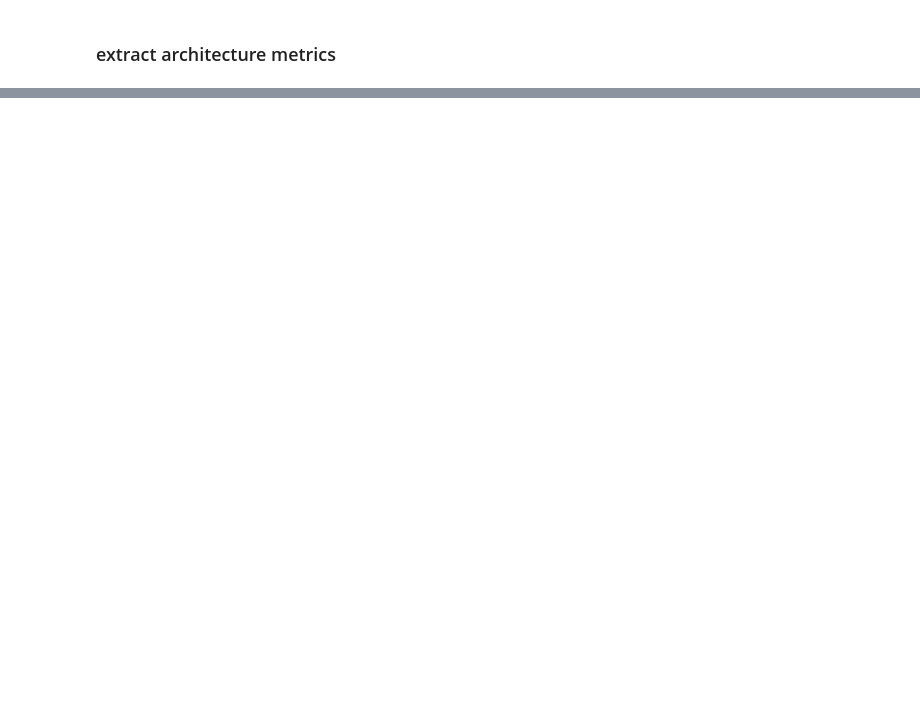
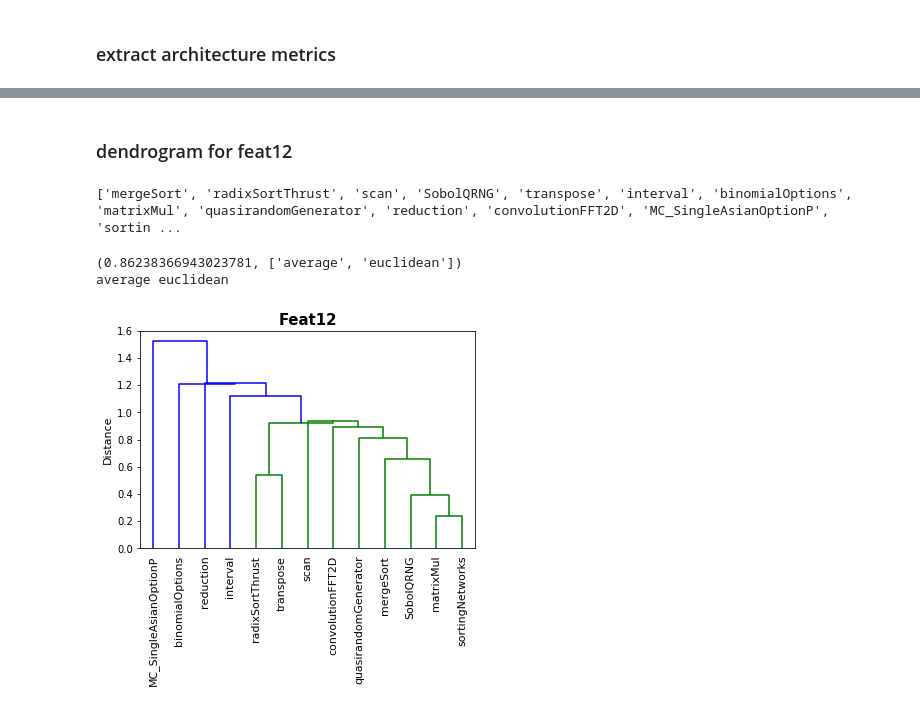
Before and after one commit to leimingyu/magus, a Jupyter notebook: 00_featSel/feature_selection.ipynb, the cells around one changed output, grey strips where cells are left out. Cells and saved outputs as stored; diff of their text form; code cells hidden in the pictures; blank space fills up the shorter version.

```diff
--- a/00_featSel/feature_selection.ipynb
+++ b/00_featSel/feature_selection.ipynb
@@ -45,0 +1302,45 @@ NameError: name 'codecs' is not defined
+# %% [markdown]
+### dendrogram for feat12
+# %%
+app_label = list(df_app_scale_feat12['AppName'])
+print app_label
+
+df_feat12_data = df_app_scale_feat12.drop('AppName', axis=1)
+df_feat12_array = df_feat12_data.as_matrix()
+# %% [output]
+['mergeSort', 'radixSortThrust', 'scan', 'SobolQRNG', 'transpose', 'interval', 'binomialOptions', 'matrixMul', 'quasirandomGenerator', 'reduction', 'convolutionFFT2D', 'MC_SingleAsianOptionP', 'sortin ...
+# %%
+data_array = df_feat12_array
+
+print find_best_method_metric_combination(data_array)
+
+(_, [myMethod, myMetric]) = find_best_method_metric_combination(data_array)
+print myMethod, myMetric
+
+#
+# override the previous metrics
+#
+myMethod= 'centroid'
+myMetric = 'euclidean'
+
+pd = pdist(data_array, metric=myMetric)
+
+Z = hierarchy.linkage(data_array, method=myMethod)
+
+plt.title('Feat12', fontsize=15, fontweight="bold")
+plt.ylabel('Distance', fontsize=11)
+
+dn = hierarchy.dendrogram(Z,
+                          leaf_rotation=90.,  # rotates the x axis labels
+                          leaf_font_size=11,  # font size for the x axis labels
+                          labels = app_label
+                         )
+
+plt.savefig('feat12.pdf',  transparent = True, bbox_inches='tight')
+# plt.savefig('feat15.png',  dpi=300, transparent = True, bbox_inches='tight')
+
+plt.show()
+# %% [output]
+(0.86238366943023781, ['average', 'euclidean'])
+average euclidean
+[figure, added]
```
Also changed, not shown: parts of 130 cells of this notebook.
